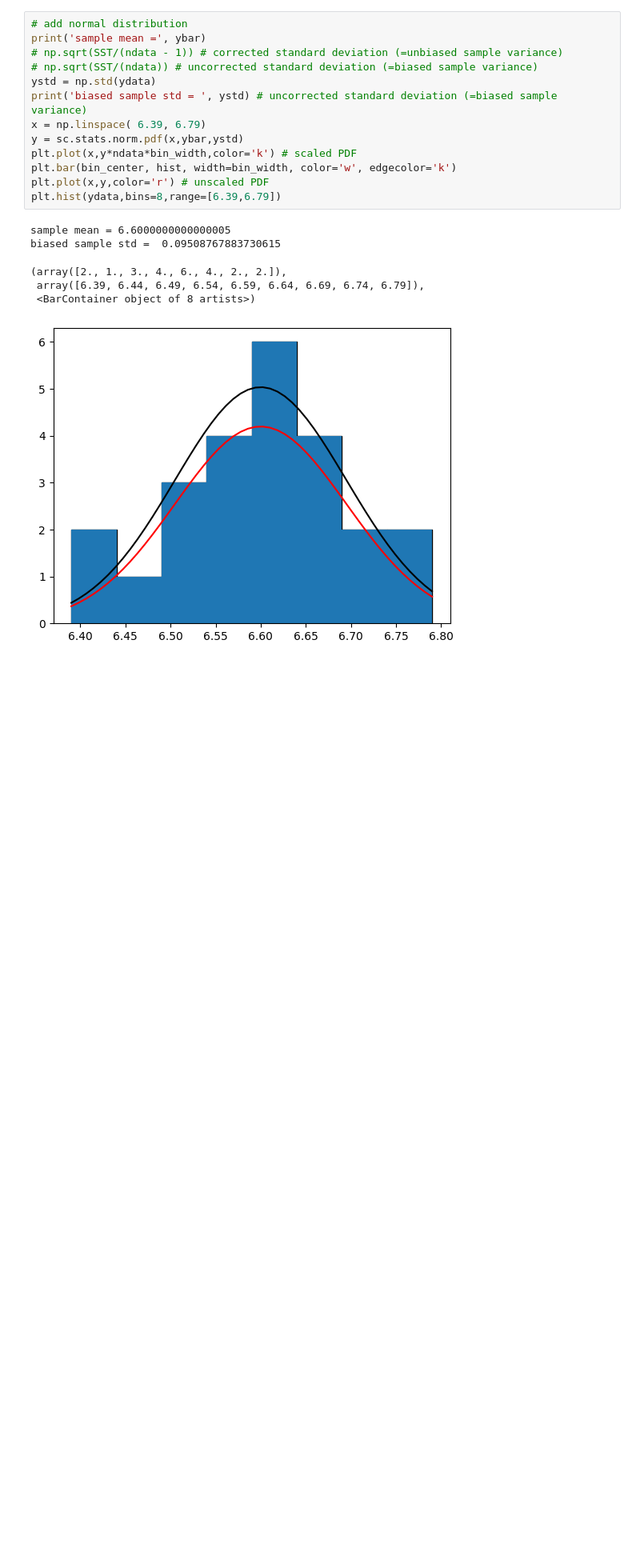
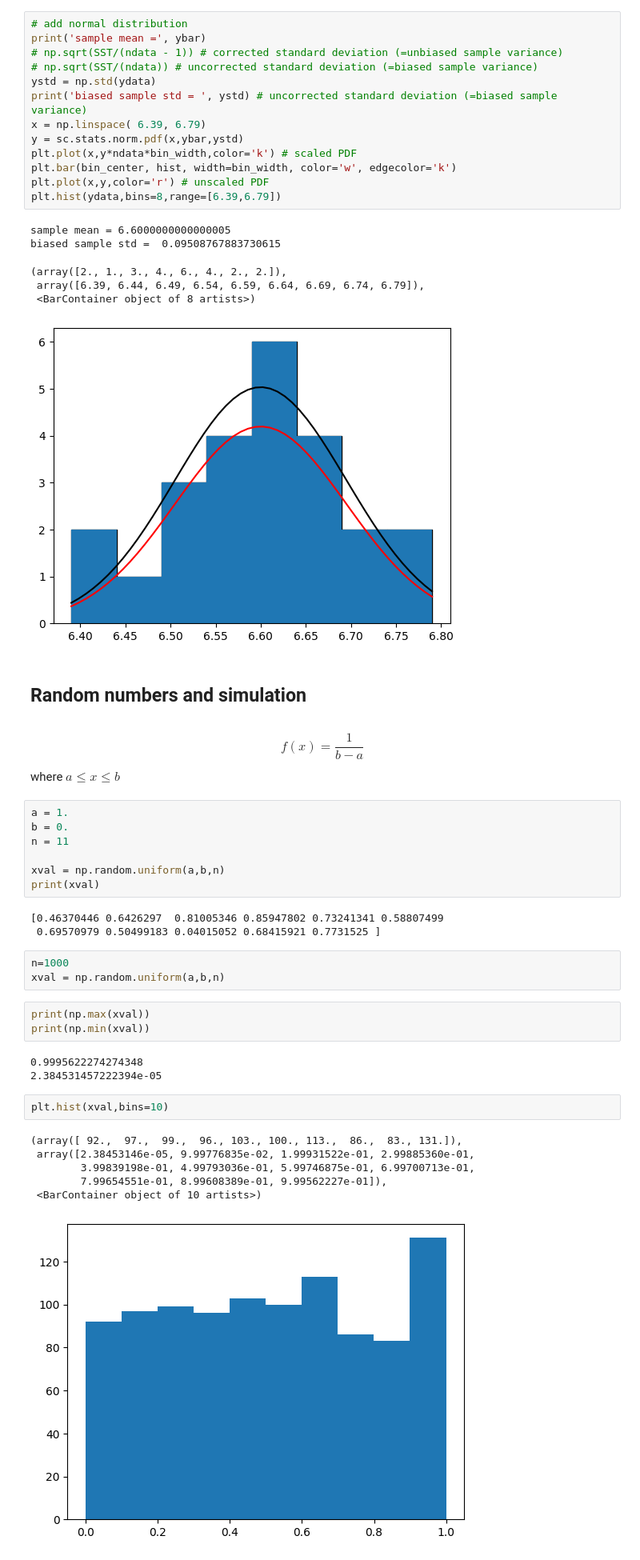
Before and after one commit to shinhookang/course305, a Jupyter notebook: 13_Regression.ipynb, the cells around one changed output. Shown: that part at 80% size. Drawn from its saved outputs; the diff is of its cells as text; blank space fills up the shorter version.

```diff
--- a/13_Regression.ipynb
+++ b/13_Regression.ipynb
@@ -139,3 +139,36 @@ biased sample std =  0.09508767883730615
  array([6.39, 6.44, 6.49, 6.54, 6.59, 6.64, 6.69, 6.74, 6.79]),
  <BarContainer object of 8 artists>)
 [figure]
+# %% [markdown]
+## Random numbers and simulation
+# %% [markdown]
+$$ f(x) = \frac{1}{b-a} $$
+where $ a \le x \le b$
+# %%
+a = 1.
+b = 0.
+n = 11
+
+xval = np.random.uniform(a,b,n)
+print(xval)
+# %% [output]
+[0.46370446 0.6426297  0.81005346 0.85947802 0.73241341 0.58807499
+ 0.69570979 0.50499183 0.04015052 0.68415921 0.7731525 ]
+# %%
+n=1000
+xval = np.random.uniform(a,b,n)
+# %%
+print(np.max(xval))
+print(np.min(xval))
+# %% [output]
+0.9995622274274348
+2.384531457222394e-05
+# %%
+plt.hist(xval,bins=10)
+# %% [output]
+(array([ 92.,  97.,  99.,  96., 103., 100., 113.,  86.,  83., 131.]),
+ array([2.38453146e-05, 9.99776835e-02, 1.99931522e-01, 2.99885360e-01,
+        3.99839198e-01, 4.99793036e-01, 5.99746875e-01, 6.99700713e-01,
+        7.99654551e-01, 8.99608389e-01, 9.99562227e-01]),
+ <BarContainer object of 10 artists>)
+[figure, added]
```
Also changed, not shown: parts of 3 cells of this notebook.
